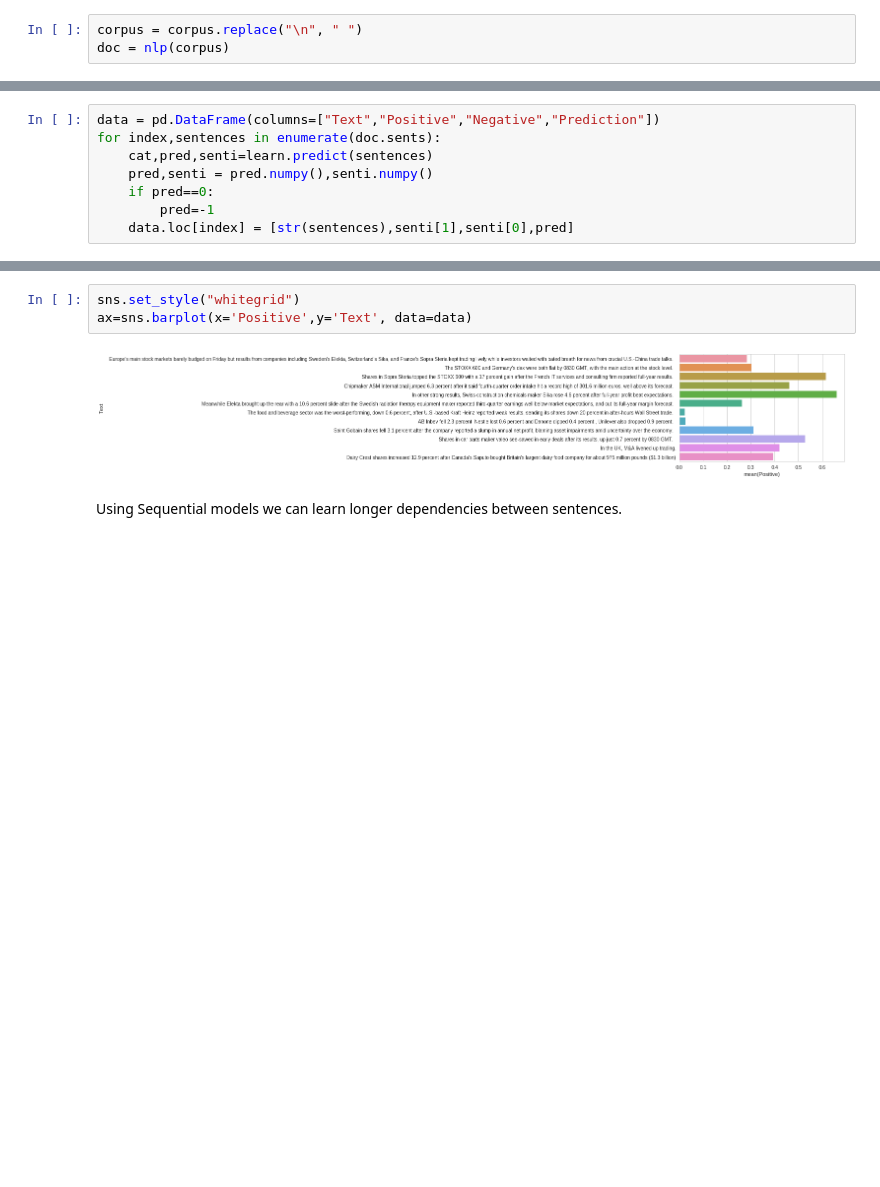
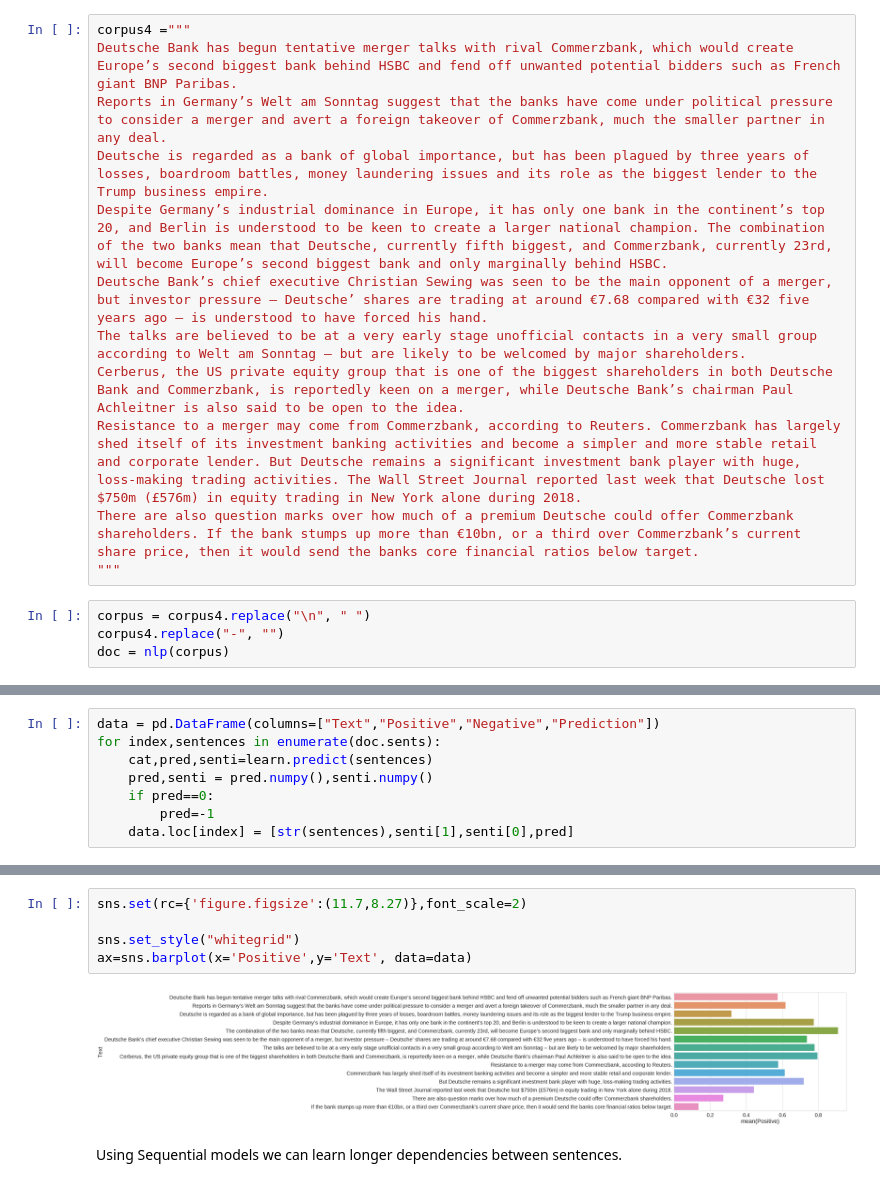
Before and after one commit to cgangwar11/Coding-Practice, a Jupyter notebook: demo_final.ipynb, the cells around one changed output, grey strips where cells are left out. Cells and saved outputs as stored; diff of their text form; blank space fills up the shorter version.

```diff
--- a/demo_final.ipynb
+++ b/demo_final.ipynb
@@ -58,5 +81,18 @@ In the UK, M&A livened up trading. Dairy Crest shares increased 12.9 percent aft
+# %%
+corpus4 ="""
+Deutsche Bank has begun tentative merger talks with rival Commerzbank, which would create Europe’s second biggest bank behind HSBC and fend off unwanted potential bidders such as French giant BNP Paribas.
+Reports in Germany’s Welt am Sonntag suggest that the banks have come under political pressure to consider a merger and avert a foreign takeover of Commerzbank, much the smaller partner in any deal.
+Deutsche is regarded as a bank of global importance, but has been plagued by three years of losses, boardroom battles, money laundering issues and its role as the biggest lender to the Trump business empire.
+Despite Germany’s industrial dominance in Europe, it has only one bank in the continent’s top 20, and Berlin is understood to be keen to create a larger national champion. The combination of the two banks mean that Deutsche, currently fifth biggest, and Commerzbank, currently 23rd, will become Europe’s second biggest bank and only marginally behind HSBC.
+Deutsche Bank’s chief executive Christian Sewing was seen to be the main opponent of a merger, but investor pressure – Deutsche’ shares are trading at around €7.68 compared with €32 five years ago – is understood to have forced his hand.
+The talks are believed to be at a very early stage unofficial contacts in a very small group according to Welt am Sonntag – but are likely to be welcomed by major shareholders.
+Cerberus, the US private equity group that is one of the biggest shareholders in both Deutsche Bank and Commerzbank, is reportedly keen on a merger, while Deutsche Bank’s chairman Paul Achleitner is also said to be open to the idea.
+Resistance to a merger may come from Commerzbank, according to Reuters. Commerzbank has largely shed itself of its investment banking activities and become a simpler and more stable retail and corporate lender. But Deutsche remains a significant investment bank player with huge, loss-making trading activities. The Wall Street Journal reported last week that Deutsche lost $750m (£576m) in equity trading in New York alone during 2018.
+There are also question marks over how much of a premium Deutsche could offer Commerzbank shareholders. If the bank stumps up more than €10bn, or a third over Commerzbank’s current share price, then it would send the banks core financial ratios below target.
+"""
 # %%
-corpus = corpus.replace("\n", " ")
+corpus = corpus4.replace("\n", " ")
+corpus4.replace("-", "")
 doc = nlp(corpus)
 # %%
 list(doc.sents)
@@ -101,8 +140,10 @@ data
 # %%
+sns.set(rc={'figure.figsize':(11.7,8.27)},font_scale=2)
+
 sns.set_style("whitegrid")
 ax=sns.barplot(x='Positive',y='Text', data=data)
 # %% [output]
-[figure, old version]
+[figure, new version]
 # %% [markdown]
 Using Sequential models we can learn longer dependencies between sentences.
 # %%
```
Also changed, not shown: parts of 13 cells of this notebook.
